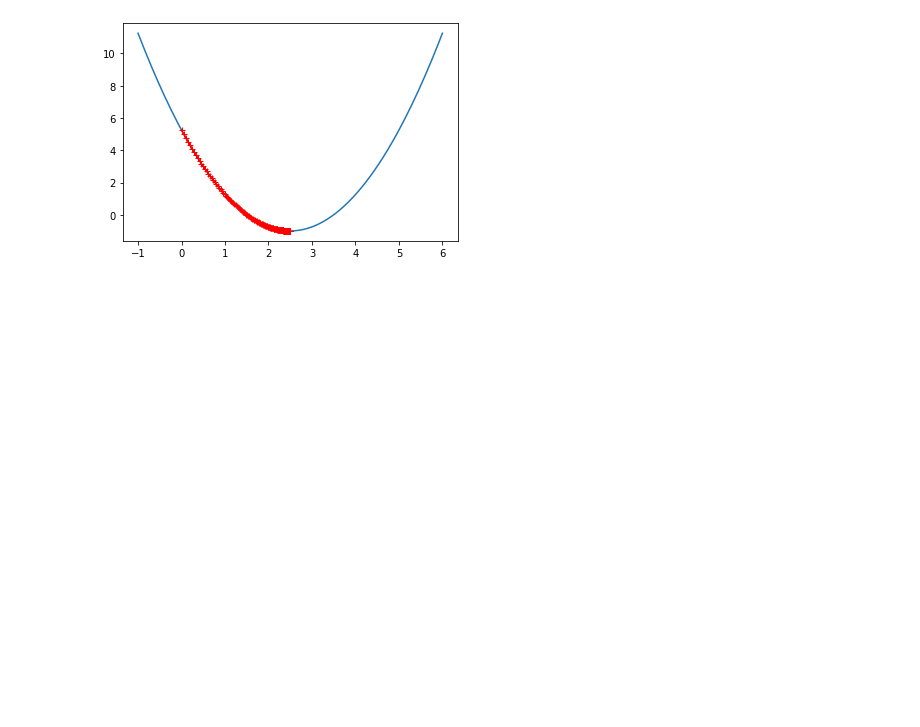
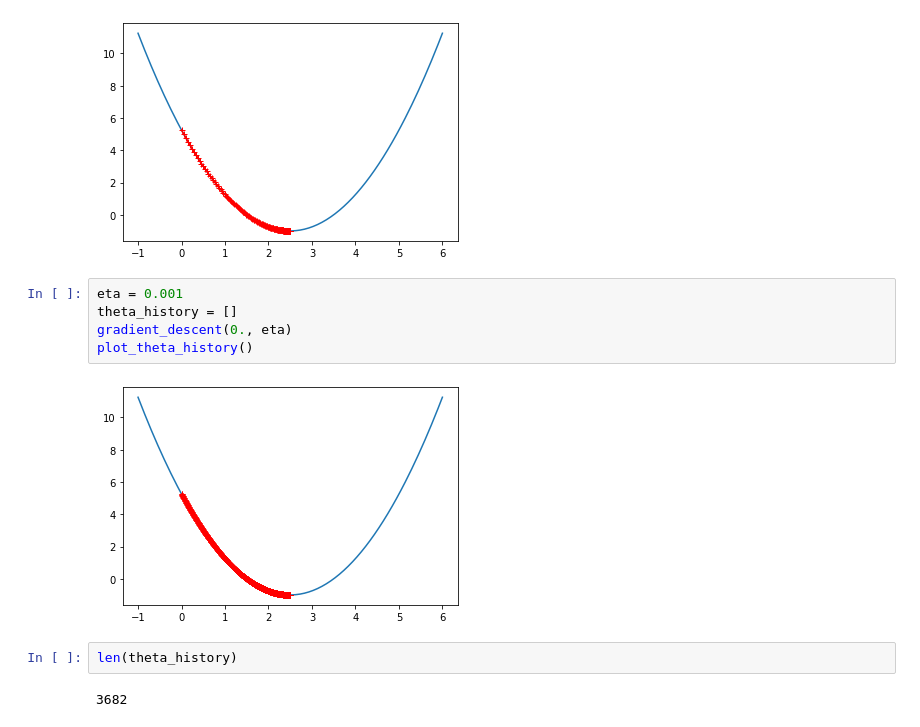
Before and after one commit to lvweiwolf/ML-Learning, a Jupyter notebook: 18.模拟梯度下降.ipynb, the cells around one changed output. Cells and saved outputs as stored; diff of their text form; blank space fills up the shorter version.

```diff
--- a/18.模拟梯度下降.ipynb
+++ b/18.模拟梯度下降.ipynb
@@ -98,3 +98,14 @@ gradient_descent(0., eta)
 plot_theta_history()
 # %% [output]
 [figure]
+# %%
+eta = 0.001
+theta_history = []
+gradient_descent(0., eta)
+plot_theta_history()
+# %% [output]
+[figure, added]
+# %%
+len(theta_history)
+# %% [output]
+3682
```
Also changed, not shown: parts of 6 cells of this notebook, 2 other files.
